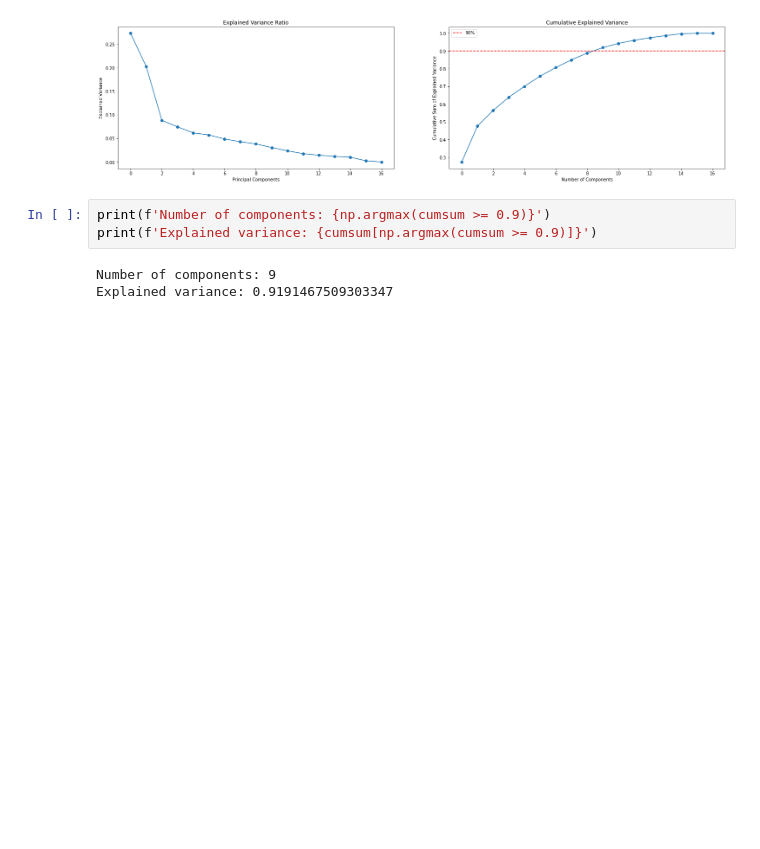
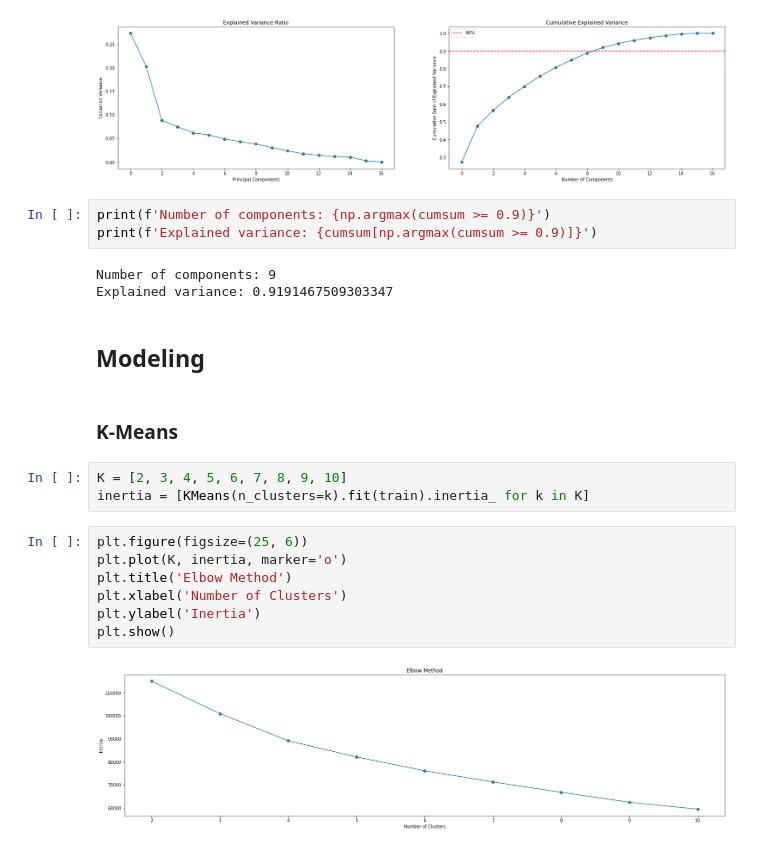
Before and after one commit to Penzragon/h8dsft_P1W3Cls, a Jupyter notebook: script.ipynb, the cells around one changed output. Saved outputs shown, nothing was run; the diff lists cells and outputs as text; blank space fills up the shorter version.

Commit message:
Add kmeans (NO DOC)

```diff
--- a/script.ipynb
+++ b/script.ipynb
@@ -531,3 +531,19 @@ print(f'Explained variance: {cumsum[np.argmax(cumsum >= 0.9)]}')
 # %% [output]
 Number of components: 9
 Explained variance: 0.9191467509303347
+# %% [markdown]
+## Modeling
+# %% [markdown]
+### K-Means
+# %%
+K = [2, 3, 4, 5, 6, 7, 8, 9, 10]
+inertia = [KMeans(n_clusters=k).fit(train).inertia_ for k in K]
+# %%
+plt.figure(figsize=(25, 6))
+plt.plot(K, inertia, marker='o')
+plt.title('Elbow Method')
+plt.xlabel('Number of Clusters')
+plt.ylabel('Inertia')
+plt.show()
+# %% [output]
+[figure, added]
```
